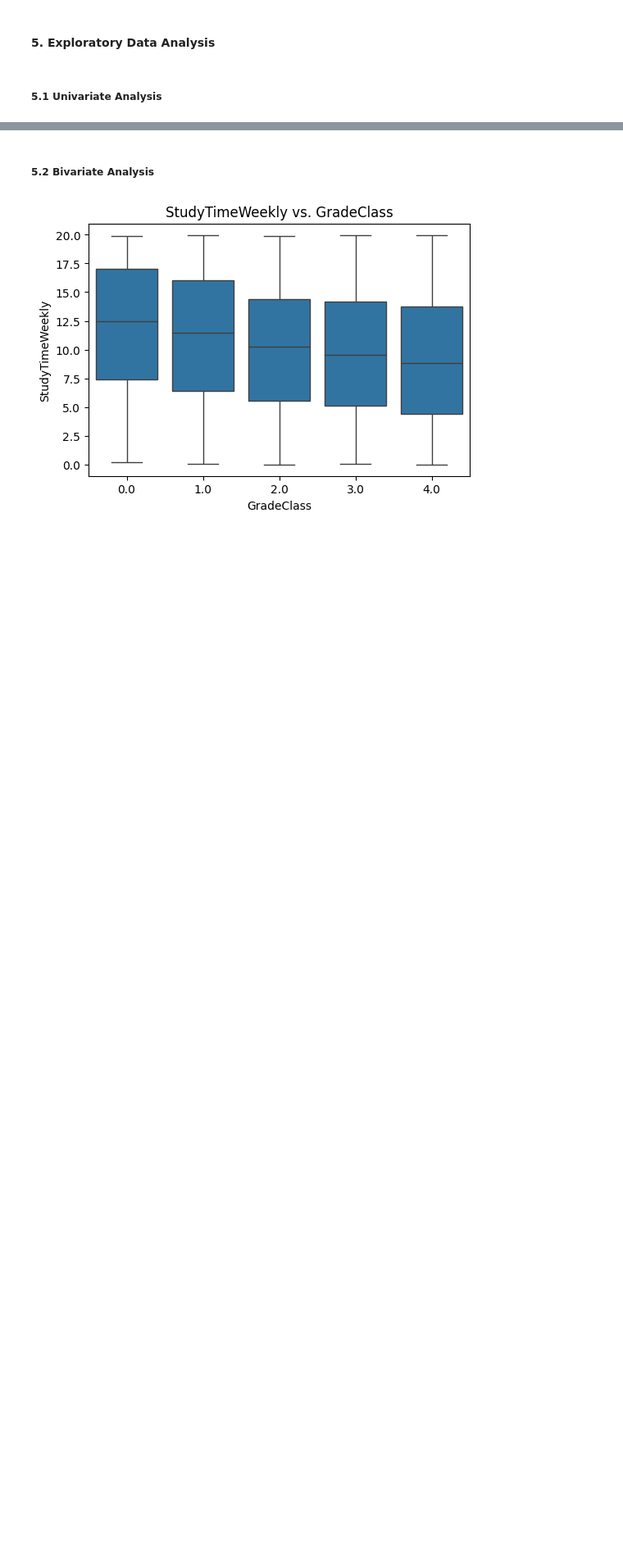
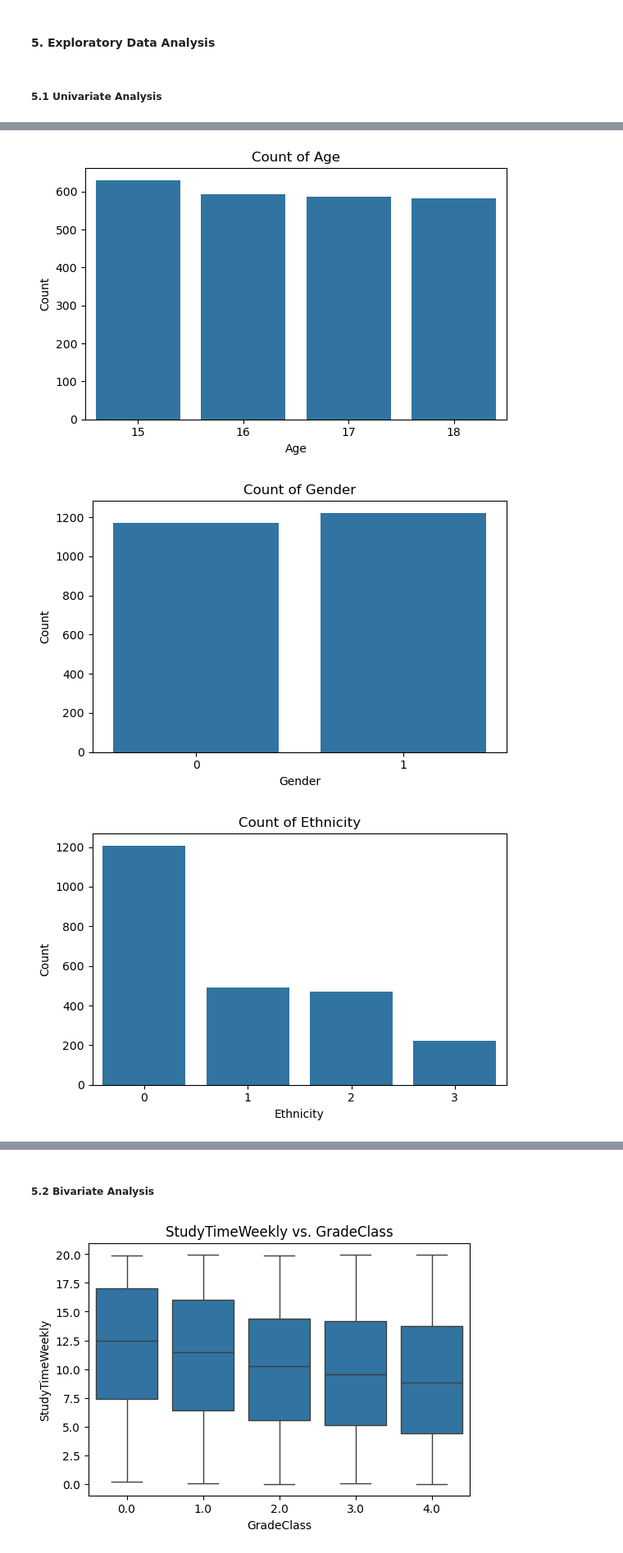
Before and after one commit to Marcus-Moen/MLG382-PROJECT-1, a Jupyter notebook: Project.ipynb, the cells around one changed output, grey strips where cells are left out. Shown at 82% size. Cells and saved outputs as stored; diff of their text form; code cells hidden in the pictures; blank space fills up the shorter version.

```diff
--- a/Project.ipynb
+++ b/Project.ipynb
@@ -158,0 +195,13 @@ for col in numeric_feats:
+# %%
+for col in categorical_cols:
+    plt.figure(figsize=(6,4))
+    sns.countplot(x=col, data=df) # x is the category and y is the measure/count
+    plt.title(f'Count of {col}')
+    plt.xlabel(col)
+    plt.ylabel('Count')
+    plt.tight_layout()
+    plt.show()
+# %% [output]
+[figure, added]
+[figure, added]
+[figure, added]
```
Also changed, not shown: parts of 5 cells of this notebook.
